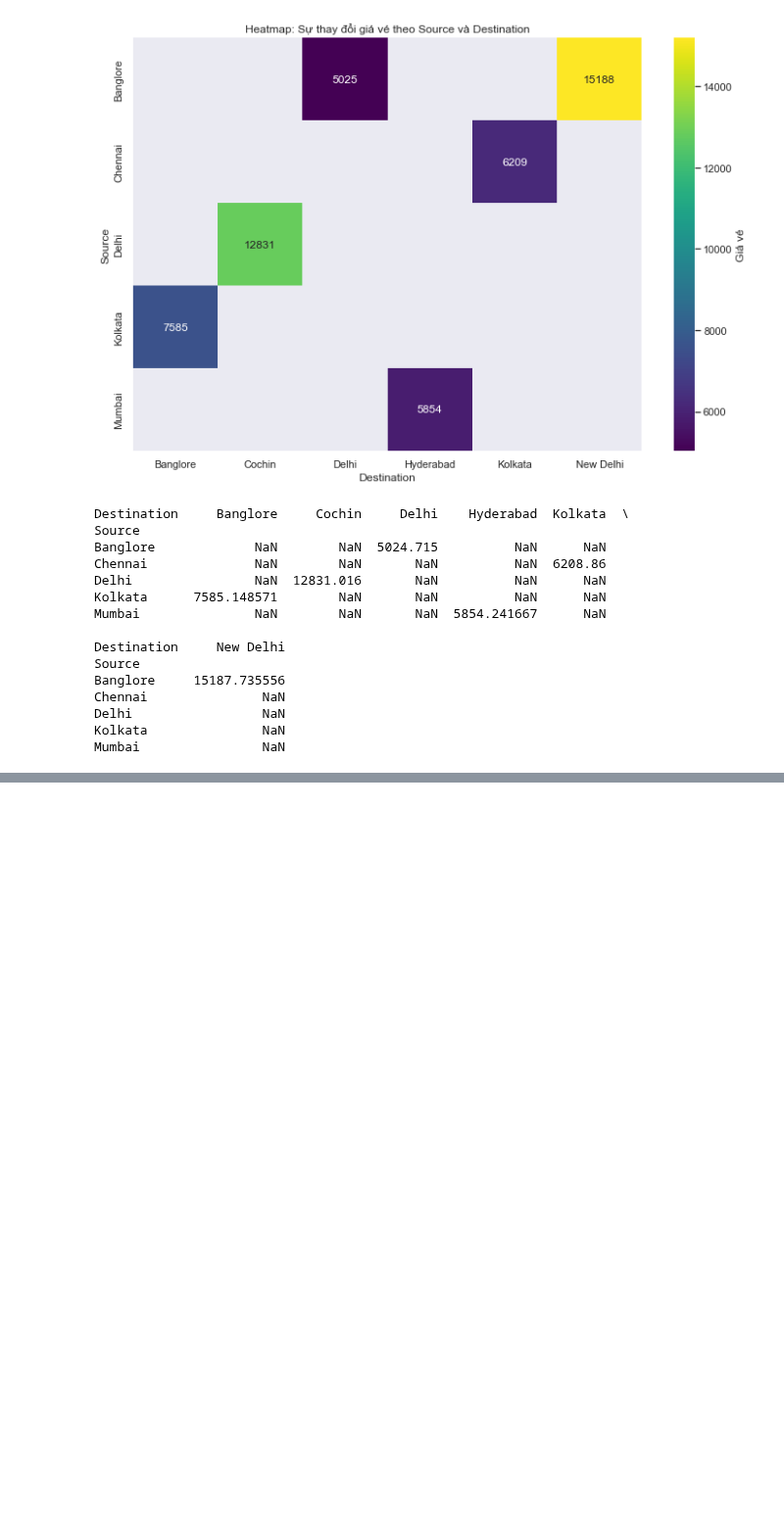
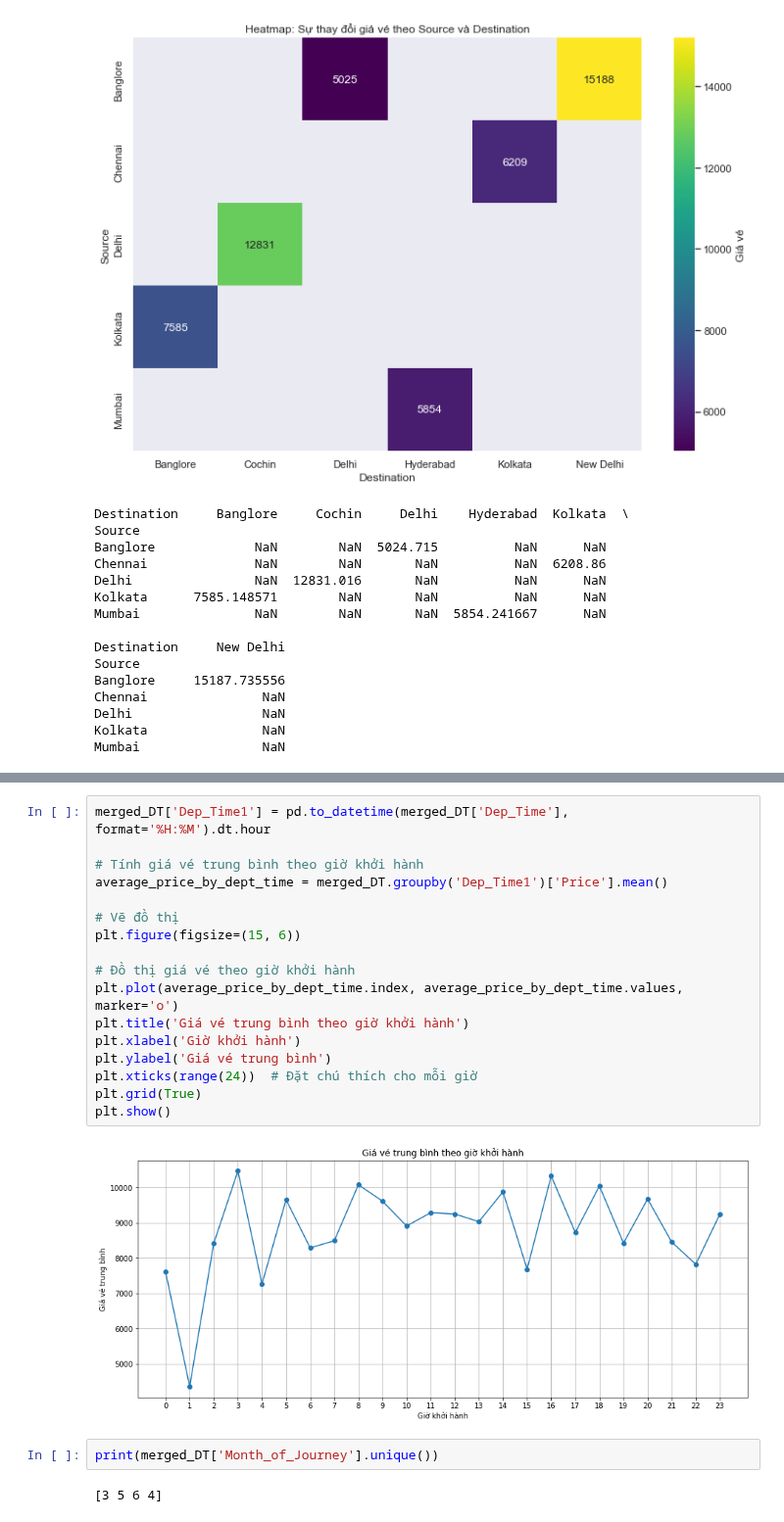
Before and after one commit to Nganho22/rvPython, a Jupyter notebook: 20127250.ipynb, the cells around one changed output, grey strips where cells are left out. Shown at 98% size. Saved outputs shown, nothing was run; the diff lists cells and outputs as text; blank space fills up the shorter version.

```diff
--- a/20127250.ipynb
+++ b/20127250.ipynb
@@ -404,0 +501,23 @@ print(merged_DT)
+# %%
+merged_DT['Dep_Time1'] = pd.to_datetime(merged_DT['Dep_Time'], format='%H:%M').dt.hour
+
+# Tính giá vé trung bình theo giờ khởi hành
+average_price_by_dept_time = merged_DT.groupby('Dep_Time1')['Price'].mean()
+
+# Vẽ đồ thị
+plt.figure(figsize=(15, 6))
+
+# Đồ thị giá vé theo giờ khởi hành
+plt.plot(average_price_by_dept_time.index, average_price_by_dept_time.values, marker='o')
+plt.title('Giá vé trung bình theo giờ khởi hành')
+plt.xlabel('Giờ khởi hành')
+plt.ylabel('Giá vé trung bình')
+plt.xticks(range(24))  # Đặt chú thích cho mỗi giờ
+plt.grid(True)
+plt.show()
+# %% [output]
+[figure, added]
+# %%
+print(merged_DT['Month_of_Journey'].unique())
+# %% [output]
+[3 5 6 4]
```
Also changed, not shown: parts of 15 cells of this notebook, 13 other files.
